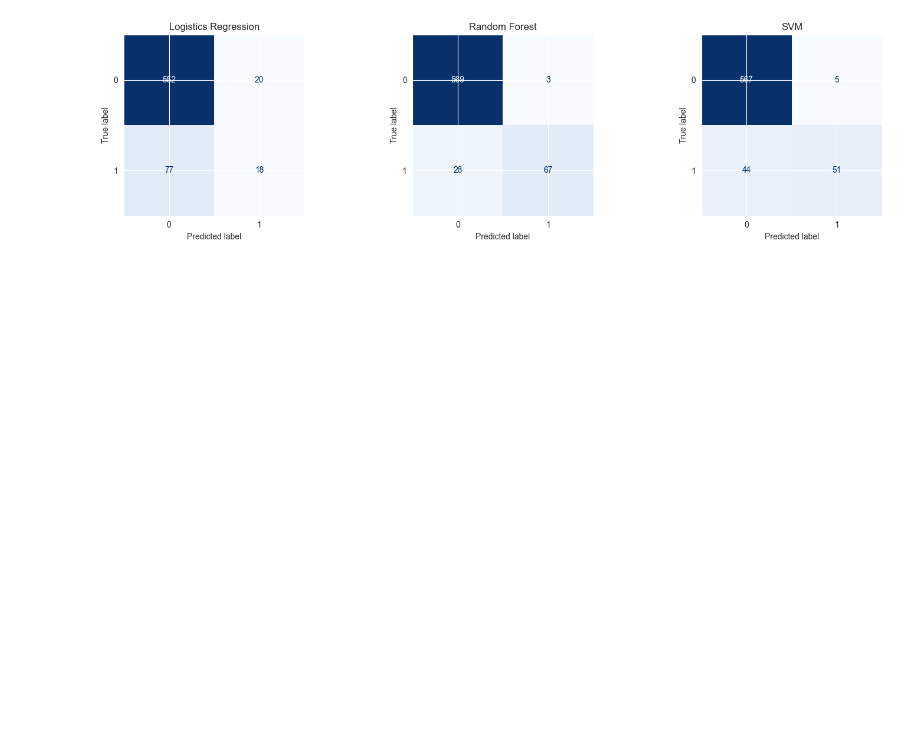
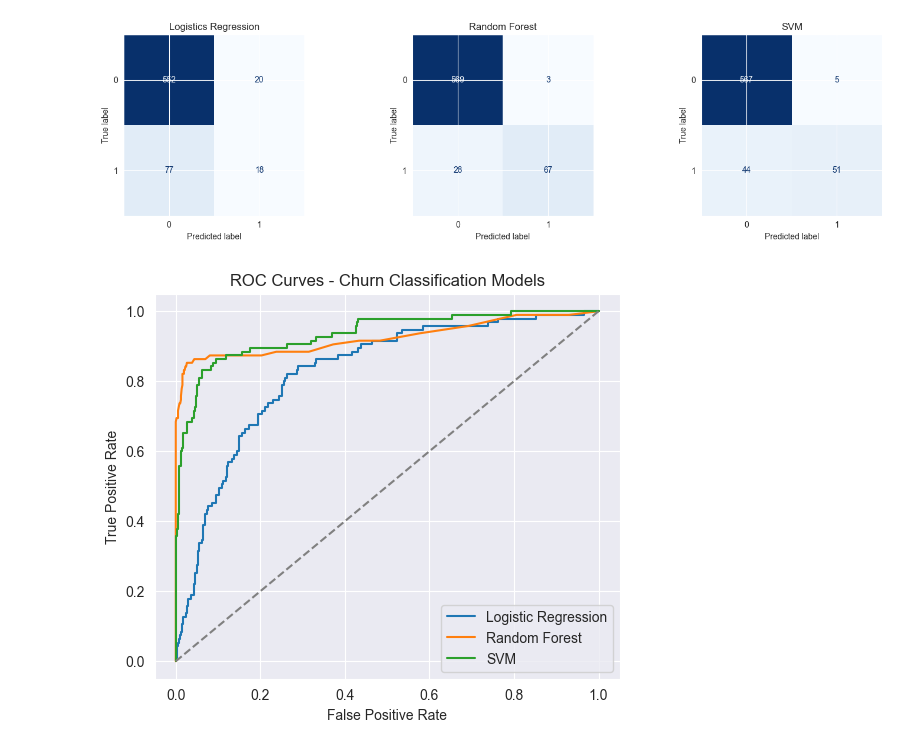
Before and after one commit to DKB-Erico/codveda_data_science, a Jupyter notebook: Classification with Logistic Regression.ipynb, the cells around one changed output. Saved outputs shown, nothing was run; the diff lists cells and outputs as text; code cells hidden in the pictures; blank space fills up the shorter version.

Commit message:
Visualized ROC curves for models

```diff
--- a/Classification with Logistic Regression.ipynb
+++ b/Classification with Logistic Regression.ipynb
@@ -217,3 +217,22 @@ plt.tight_layout()
 plt.show()
 # %% [output]
 [figure]
+# %%
+# ROC Curves
+plt.figure(figsize = (6, 5))
+for name, y_prob in [
+    ("Logistic Regression", y_prob_lr),
+    ("Random Forest", y_prob_rf),
+    ("SVM", y_prob_svm)
+]:
+    fpr, tpr, _ = roc_curve(y_test, y_prob)
+    plt.plot(fpr, tpr, label = f"{name}")
+
+plt.plot([0, 1], [0, 1], "--", color = "gray")
+plt.xlabel("False Positive Rate")
+plt.ylabel("True Positive Rate")
+plt.title("ROC Curves - Churn Classification Models")
+plt.legend()
+plt.show()
+# %% [output]
+[figure, added]
```
Also changed, not shown: parts of 1 cell of this notebook.
